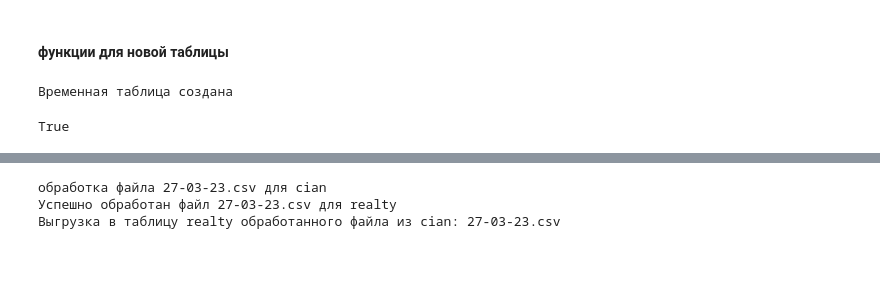
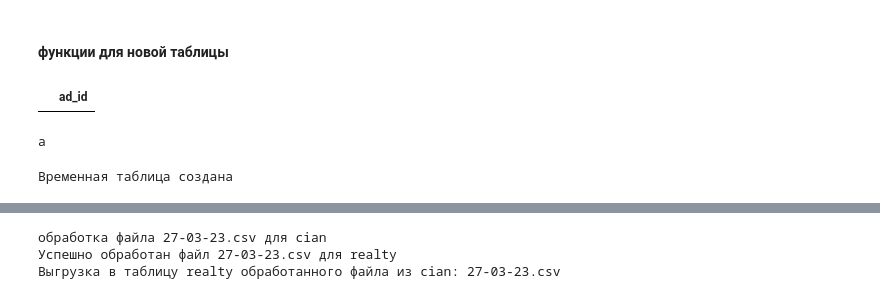
Before and after one commit to Nedvizhka/yadisk_loader, a Jupyter notebook: dev_check_jupyter/Untitled.ipynb, the cells around one changed output, grey strips where cells are left out. Cells and saved outputs as stored; diff of their text form; code cells hidden in the pictures; blank space fills up the shorter version.

```diff
--- a/dev_check_jupyter/Untitled.ipynb
+++ b/dev_check_jupyter/Untitled.ipynb
@@ -106,0 +93,6 @@ def get_index_temp(engine):
+# %%
+exist_ad_id, exc_code = get_exist_ad_id(sql_engine, 'avito')
+# %%
+exist_ad_id
+# %% [output]
+|  | ad_id |
@@ -107,3 +113,11 @@ def get_index_temp(engine):
+# %%
+con_obj = sql_engine.connect()
+if 'index_ad_id_temp' in get_index_temp(sql_engine)[0].Key_name.to_list():
+        print('a')
+# else:
+#     con_obj.execute(text(index_create_query))
+# %% [output]
+a
 # %%
 con_obj = sql_engine.connect()
 try:
@@ -121,8 +135,3 @@ except:
 con_obj.close()
 # %% [output]
 Временная таблица создана
-# %%
-error_create_temp_realty, error_getting_ad_id, error_updating_realty= False, True, True
-any([error_create_temp_realty, error_getting_ad_id, error_updating_realty])
-# %% [output]
-True
```
Also changed, not shown: parts of 26 cells of this notebook, 2 other files.
